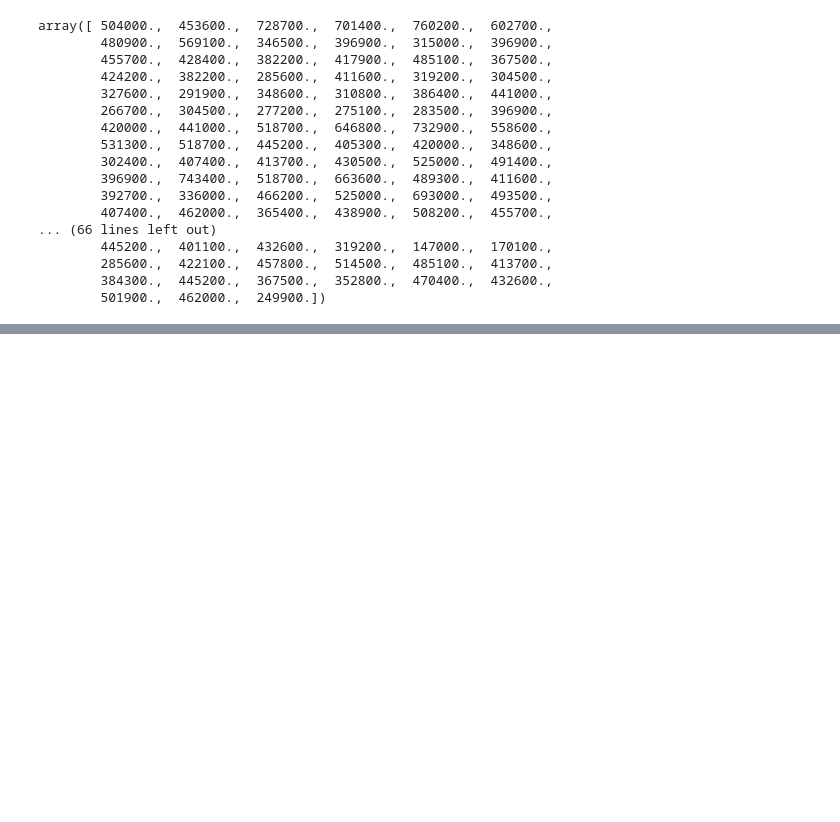
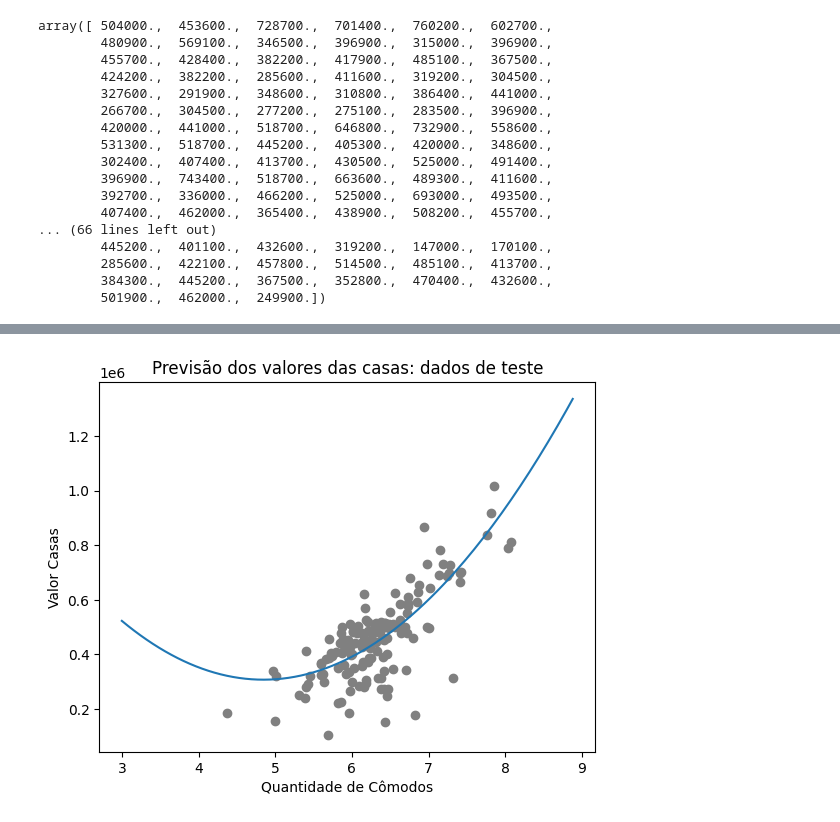
Before and after one commit to CristianoDataScience/projeto-predi--o-de-casas-em-Boston, a Jupyter notebook: regressao_polinomial.ipynb, the cells around one changed output, grey strips where cells are left out. Cells and saved outputs as stored; diff of their text form; code cells hidden in the pictures; blank space fills up the shorter version.

```diff
--- a/regressao_polinomial.ipynb
+++ b/regressao_polinomial.ipynb
@@ -69,0 +73,2 @@ array([ 504000.,  453600.,  728700.,  701400.,  760200.,  602700.,
+# %%
+x_treino, x_teste, y_treino, y_teste = train_test_split(x1, y, test_size=  0.3, random_state=10)
@@ -69,0 +185,3 @@ array([ 504000.,  453600.,  728700.,  701400.,  760200.,  602700.,
+# %%
+numeros2 = np.linspace(3,8.88,147)
+numeros2
@@ -69,0 +210,3 @@ array([ 504000.,  453600.,  728700.,  701400.,  760200.,  602700.,
+# %%
+valor2 = 1792479.37 - 612855.98*numeros2 + 63229.97*numeros2**2
+valor2
@@ -69,0 +231,8 @@ array([ 504000.,  453600.,  728700.,  701400.,  760200.,  602700.,
+# %%
+plt.scatter(x_teste, y_teste, c='gray')
+plt.xlabel('Quantidade de Cômodos')
+plt.ylabel('Valor Casas')
+plt.title('Previsão dos valores das casas: dados de teste')
+plt.plot(numeros2, valor2);
+# %% [output]
+[figure, added]
```
Also changed, not shown: parts of 35 cells of this notebook.
